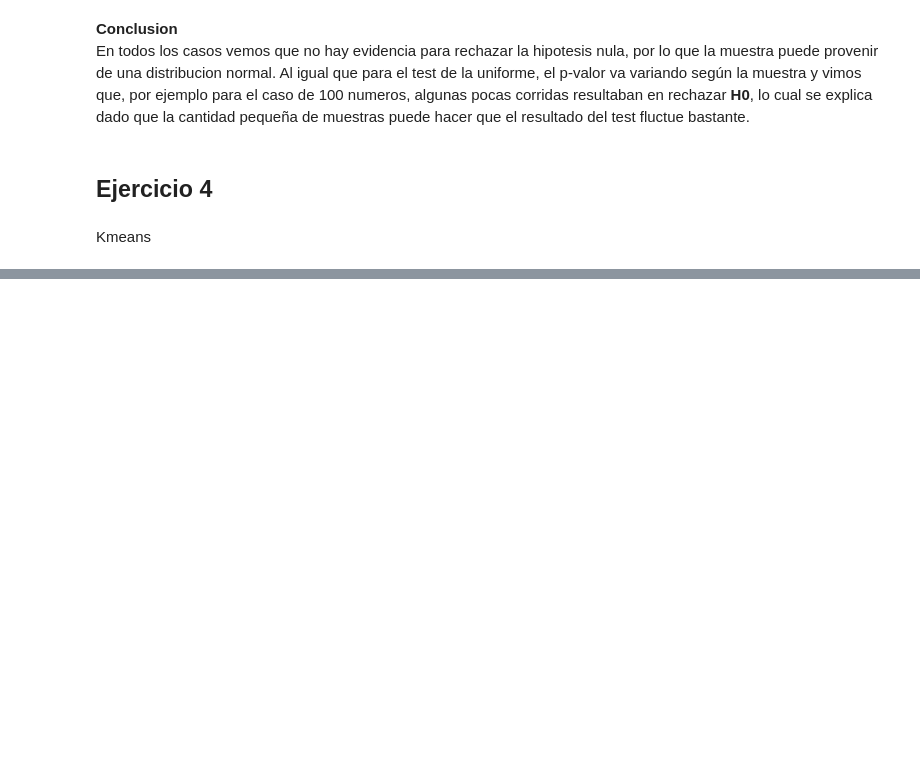
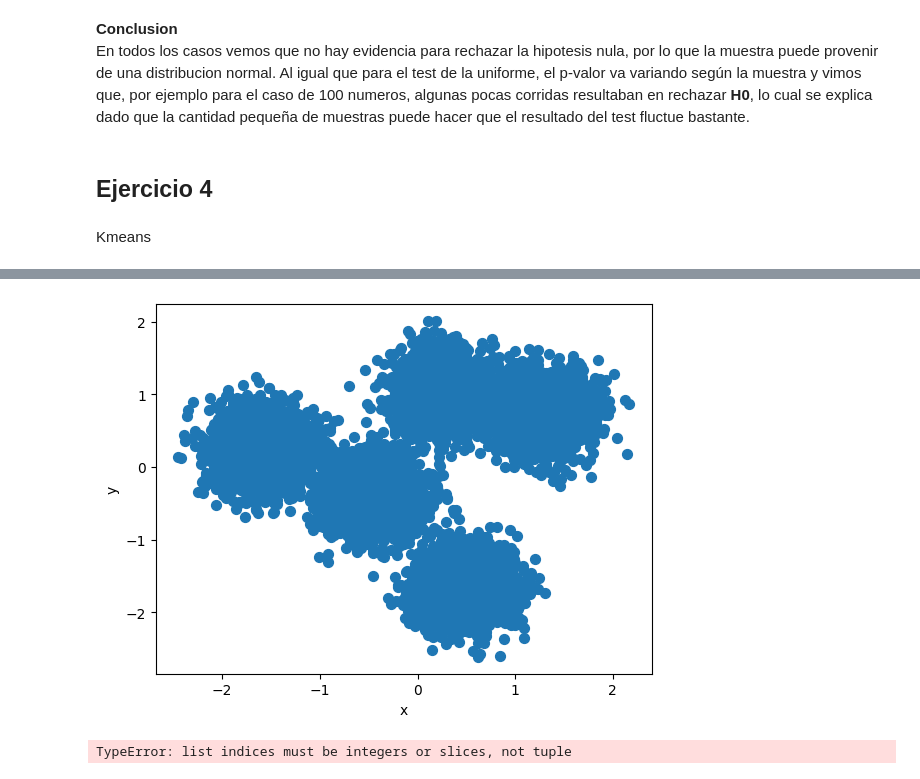
Before and after one commit to Rivejjj/Los-Simuladores, a Jupyter notebook: tp1.ipynb, the cells around one changed output, grey strips where cells are left out. Cells and saved outputs as stored; diff of their text form; code cells hidden in the pictures; blank space fills up the shorter version.

Commit message:
Inicio desarrollo kmeans

```diff
--- a/tp1.ipynb
+++ b/tp1.ipynb
@@ -610,0 +629,3 @@ SyntaxError: invalid syntax (3335867284.py, line 6)
+# %%
+def euclidean_distance(a, b):
+    return ((a[0]-b[0])**2 + (a[1]-b[1])**2)**(1/2)
@@ -611 +646,36 @@ SyntaxError: invalid syntax (3335867284.py, line 6)
+# %%
+def print_kmeans(df, centroids):
+    plt.scatter(df.loc[:,'x'], df.loc[:,'y'], s=50)
+    plt.,xsize=0.5label('x')
+    plt.ylabel('y')
+    plt.show()
+
+    plt.scatter(centroids[:, 0], centroids[:, 1], s=200, alpha=0.5)
+    plt.title('Ubicacion de centroides')
+    plt.xlabel('x')
+    plt.ylabel('y')
+    plt.show()
+# %%
+def kmeans(df,amount_of_clusters):
+
+    max_x = df['x'].max()
+    max_y = df['y'].max()
+    min_x = df['x'].min()
+    min_y = df['y'].min()
+
+    x_range = max_x - min_x
+    y_range = max_y - min_y
+
+    x_generator = Uniform_generator(23232323, x_range, min_x)
+    y_generator = Uniform_generator(56789043, y_range, min_y)
+
+    centroids = []
+    for _ in range(amount_of_clusters):
+        centroids.append((x_generator.rand(),y_generator.rand()))
+
+    #while (condicion_corte):
+        calculate_clusters(df, centroids)
+        print_kmeans(df,centroids)
+    #   centroids = calculas_medias
+    #print(centroids)
 # %%
@@ -614,0 +690,5 @@ NameError: name 'dataset' is not defined
+# %%
+kmeans(dataset, 5)
+# %% [output]
+[figure, added]
+TypeError: list indices must be integers or slices, not tuple
```
Also changed, not shown: parts of 22 cells of this notebook, 1 other file.
